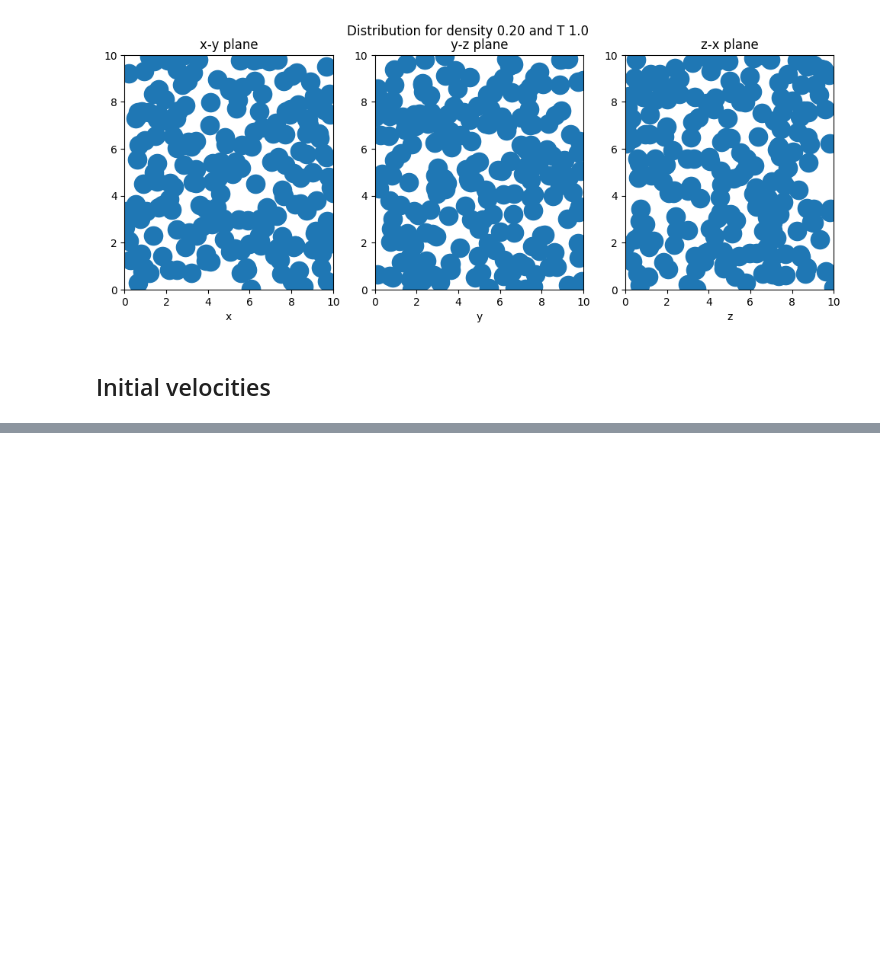
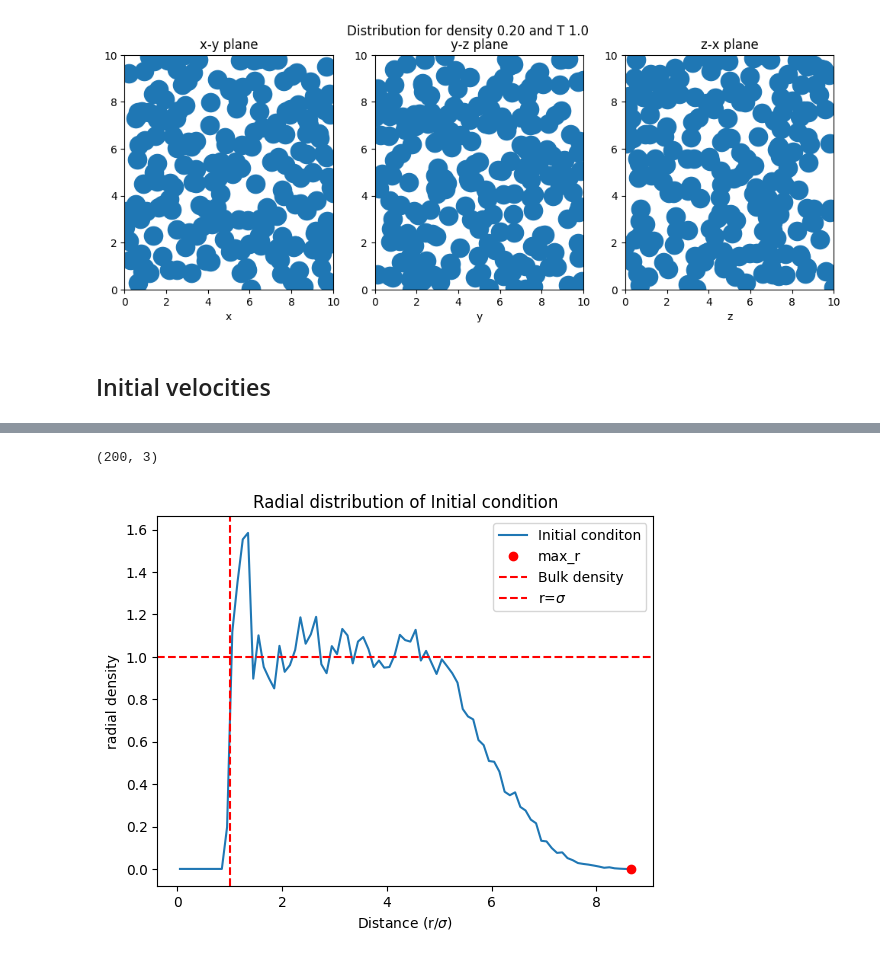
Before and after one commit to ivergro/Soft-Matter-Physics, a Jupyter notebook: Exercise_11/results.ipynb, the cells around one changed output, grey strips where cells are left out. Cells and saved outputs as stored; diff of their text form; code cells hidden in the pictures; blank space fills up the shorter version.

```diff
--- a/Exercise_11/results.ipynb
+++ b/Exercise_11/results.ipynb
@@ -129 +129,6 @@ Mean vy = 0.00
 Mean vz = 0.00
+# %%
+def MinD(dx, L):
+    if (dx > 6):
+        pass
+    return dx - L*np.round(dx/L)
@@ -129,0 +181,20 @@ Mean vz = 0.00
+# %%
+def plot_IC():
+
+    parameters, results, all_positions = read_values_LJ()
+    positions = all_positions[0]
+    print(np.array(positions).shape)
+    # Check if data is loaded correctly
+    g_r, r = calculate_radial_distribution(np.array(positions), 0.1, max_r, L)
+    plt.plot(r, g_r, label="Initial conditon")
+    plt.plot(max_r, 0, 'ro', label='max_r')
+    plt.axhline(y=1, color='r', linestyle='--', label='Bulk density')
+    plt.axvline(x=1, color='r', linestyle='--', label=r'r=$\sigma$')
+    plt.xlabel(r'Distance (r/$\sigma$)')
+    plt.ylabel('radial density')
+    plt.title('Radial distribution of Initial condition')
+    plt.legend()
+plot_IC()
+# %% [output]
+(200, 3)
+[figure, added]
```
Also changed, not shown: parts of 4 cells of this notebook, 5 other files.
